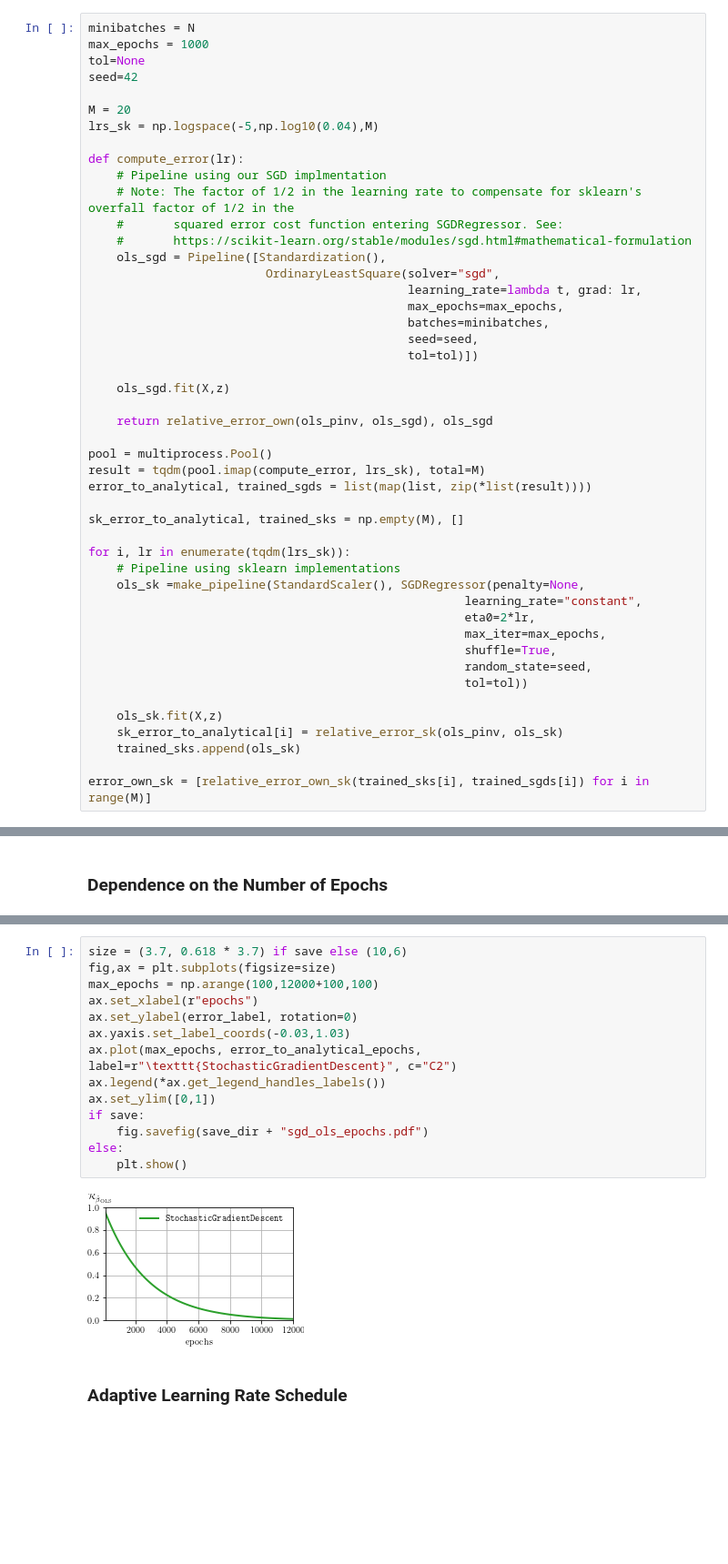
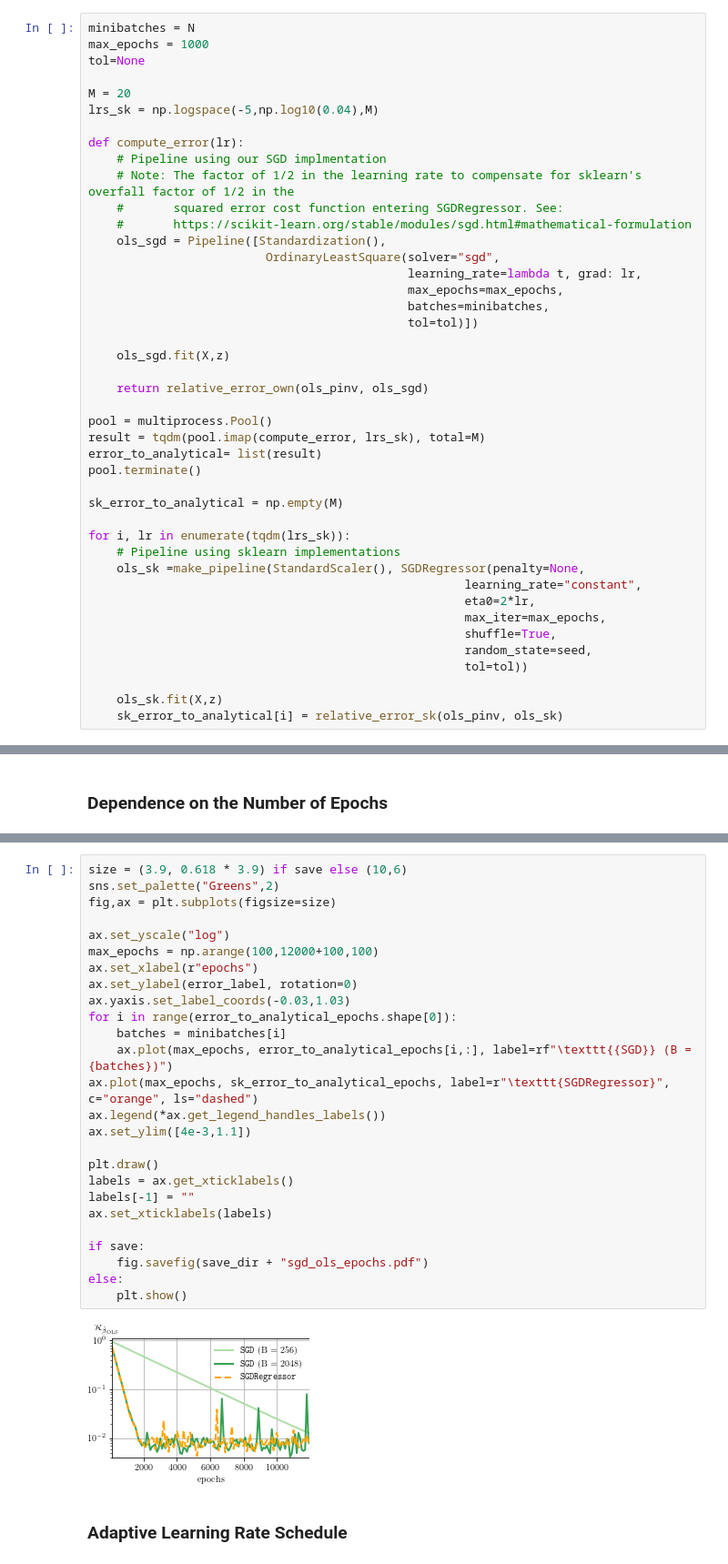
Before and after one commit to timzimm/CompSci, a Jupyter notebook: 01_regression_resampling/src/05_stochastic_gradient_descent.ipynb, the cells around one changed output, grey strips where cells are left out. Shown at 91% size. Saved outputs shown, nothing was run; the diff lists cells and outputs as text; blank space fills up the shorter version.

```diff
--- a/01_regression_resampling/src/05_stochastic_gradient_descent.ipynb
+++ b/01_regression_resampling/src/05_stochastic_gradient_descent.ipynb
@@ -65,7 +69,6 @@ ols_pinv.fit(X,z)
 minibatches = N
 max_epochs = 1000
 tol=None
-seed=42
 
 M = 20
 lrs_sk = np.logspace(-5,np.log10(0.04),M)
@@ -80,18 +83,18 @@ def compute_error(lr):
                                              learning_rate=lambda t, grad: lr,
                                              max_epochs=max_epochs,
                                              batches=minibatches,
-                                             seed=seed,
                                              tol=tol)])
 
     ols_sgd.fit(X,z)
 
-    return relative_error_own(ols_pinv, ols_sgd), ols_sgd
+    return relative_error_own(ols_pinv, ols_sgd)
 
 pool = multiprocess.Pool()
 result = tqdm(pool.imap(compute_error, lrs_sk), total=M)
-error_to_analytical, trained_sgds = list(map(list, zip(*list(result))))
+error_to_analytical= list(result)
+pool.terminate()
 
-sk_error_to_analytical, trained_sks = np.empty(M), []
+sk_error_to_analytical = np.empty(M)
 
 for i, lr in enumerate(tqdm(lrs_sk)):
     # Pipeline using sklearn implementations
@@ -105,9 +108,6 @@ for i, lr in enumerate(tqdm(lrs_sk)):
 
     ols_sk.fit(X,z)
     sk_error_to_analytical[i] = relative_error_sk(ols_pinv, ols_sk)
-    trained_sks.append(ols_sk)
-
-error_own_sk = [relative_error_own_sk(trained_sks[i], trained_sgds[i]) for i in range(M)]
 # %%
 size = (3.7, 0.618 * 3.7) if save else (10,6)
 fig,ax = plt.subplots(figsize=size)
@@ -206,19 +224,31 @@ error_to_analytical_epochs = list(result)
 # %%
-size = (3.7, 0.618 * 3.7) if save else (10,6)
+size = (3.9, 0.618 * 3.9) if save else (10,6)
+sns.set_palette("Greens",2)
 fig,ax = plt.subplots(figsize=size)
+
+ax.set_yscale("log")
 max_epochs = np.arange(100,12000+100,100)
 ax.set_xlabel(r"epochs")
 ax.set_ylabel(error_label, rotation=0)
 ax.yaxis.set_label_coords(-0.03,1.03)
-ax.plot(max_epochs, error_to_analytical_epochs, label=r"\texttt{StochasticGradientDescent}", c="C2")
+for i in range(error_to_analytical_epochs.shape[0]):
+    batches = minibatches[i]
+    ax.plot(max_epochs, error_to_analytical_epochs[i,:], label=rf"\texttt{{SGD}} (B = {batches})")
+ax.plot(max_epochs, sk_error_to_analytical_epochs, label=r"\texttt{SGDRegressor}", c="orange", ls="dashed")
 ax.legend(*ax.get_legend_handles_labels())
-ax.set_ylim([0,1])
+ax.set_ylim([4e-3,1.1])
+
+plt.draw()
+labels = ax.get_xticklabels()
+labels[-1] = ""
+ax.set_xticklabels(labels)
+
 if save:
     fig.savefig(save_dir + "sgd_ols_epochs.pdf")
 else:
     plt.show()
 # %% [output]
-[figure, old version]
+[figure, new version]
 # %% [markdown]
 ### Adaptive Learning Rate Schedule
 # %%
```
Also changed, not shown: parts of 24 cells of this notebook, 8 other files.
